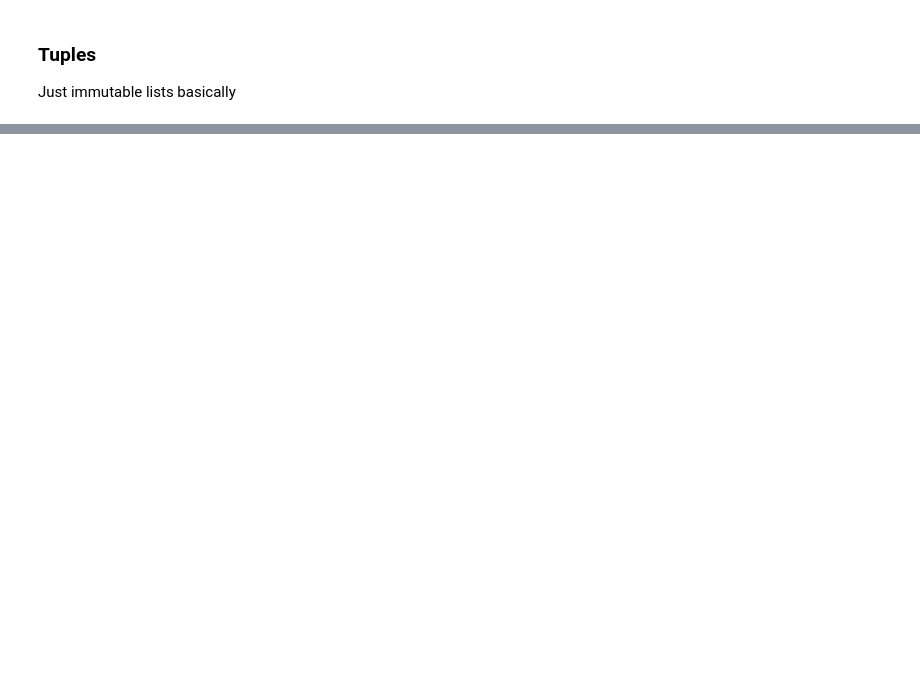
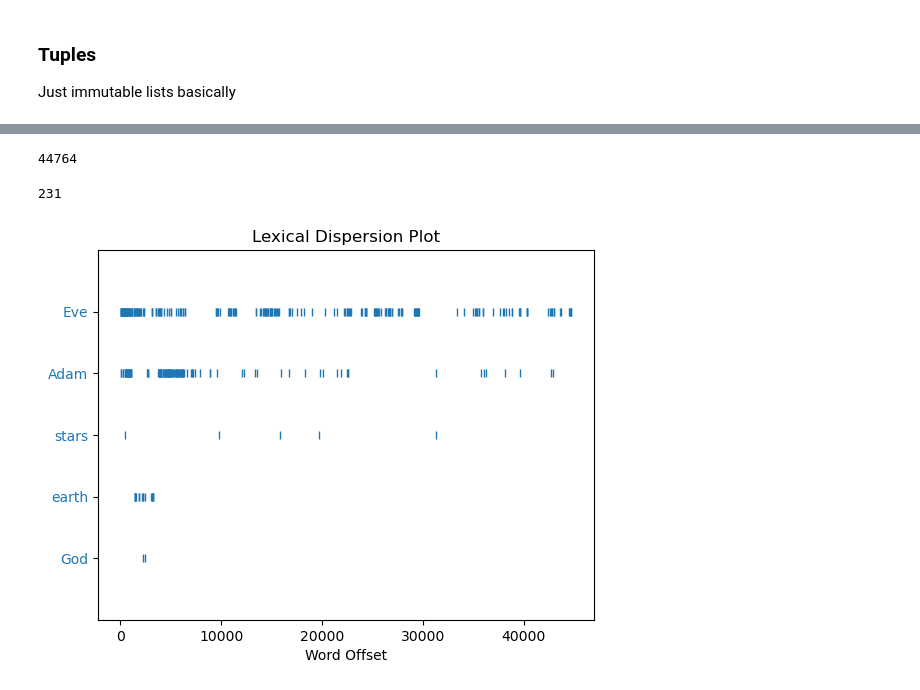
Before and after one commit to Rhys18751996/MathProgrammingJupyter, a Jupyter notebook: Week2.ipynb, the cells around one changed output, grey strips where cells are left out. Saved outputs shown, nothing was run; the diff lists cells and outputs as text; code cells hidden in the pictures; blank space fills up the shorter version.

```diff
--- a/Week2.ipynb
+++ b/Week2.ipynb
@@ -154,0 +299,12 @@ Hamlet_sentences[1226]
+# %%
+len(text3)
+# %% [output]
+44764
+# %%
+text3.count('God')
+# %% [output]
+231
+# %%
+text3.dispersion_plot(['God', 'earth', 'stars', 'Adam','Eve'])
+# %% [output]
+[figure, added]
```
Also changed, not shown: parts of 33 cells of this notebook, 1 other file.
